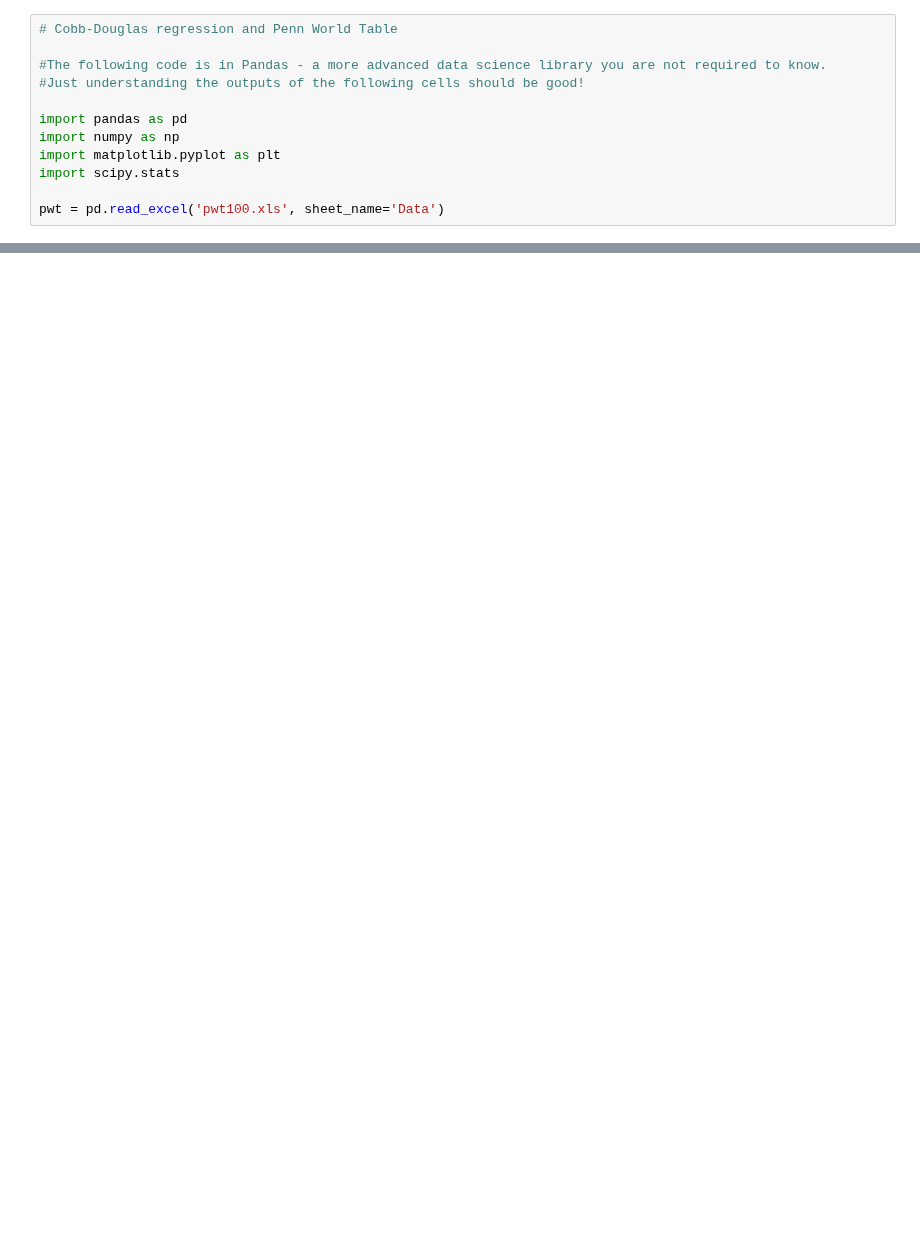
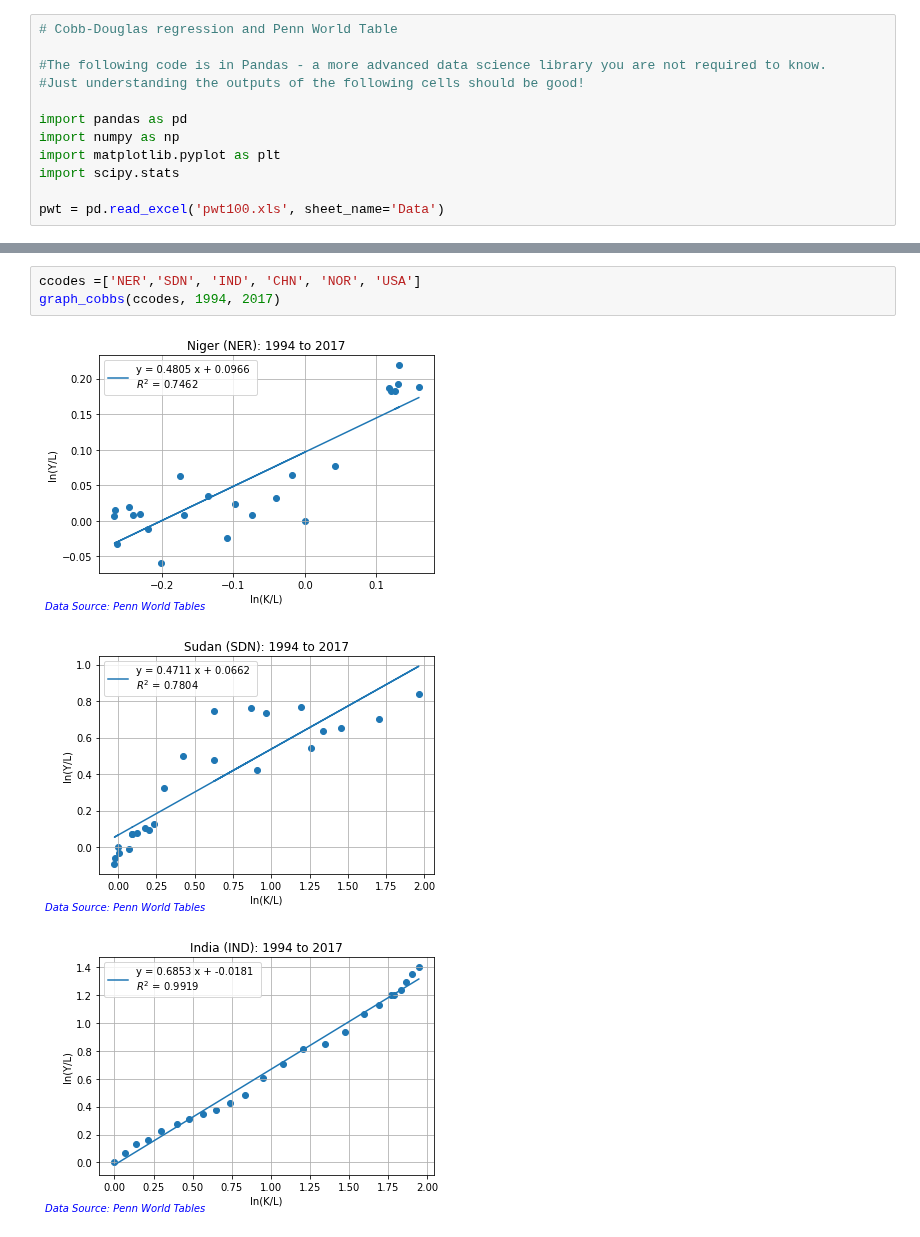
Before and after one commit to data-88e/sp22-student, a Jupyter notebook: lec/lec05/Cobb-Douglas-v4.ipynb, the cells around one changed output, grey strips where cells are left out. Saved outputs shown, nothing was run; the diff lists cells and outputs as text; blank space fills up the shorter version.

Commit message:
updated cobb-douglas demo

```diff
--- a/lec/lec05/Cobb-Douglas-v4.ipynb
+++ b/lec/lec05/Cobb-Douglas-v4.ipynb
@@ -48,0 +79,7 @@ for ccode in ccodes:
+# %%
+ccodes =['NER','SDN', 'IND', 'CHN', 'NOR', 'USA']
+graph_cobbs(ccodes, 1994, 2017)
+# %% [output]
+[figure, added]
+[figure, added]
+[figure, added]
```
Also changed, not shown: parts of 7 cells of this notebook, 2 other files.
